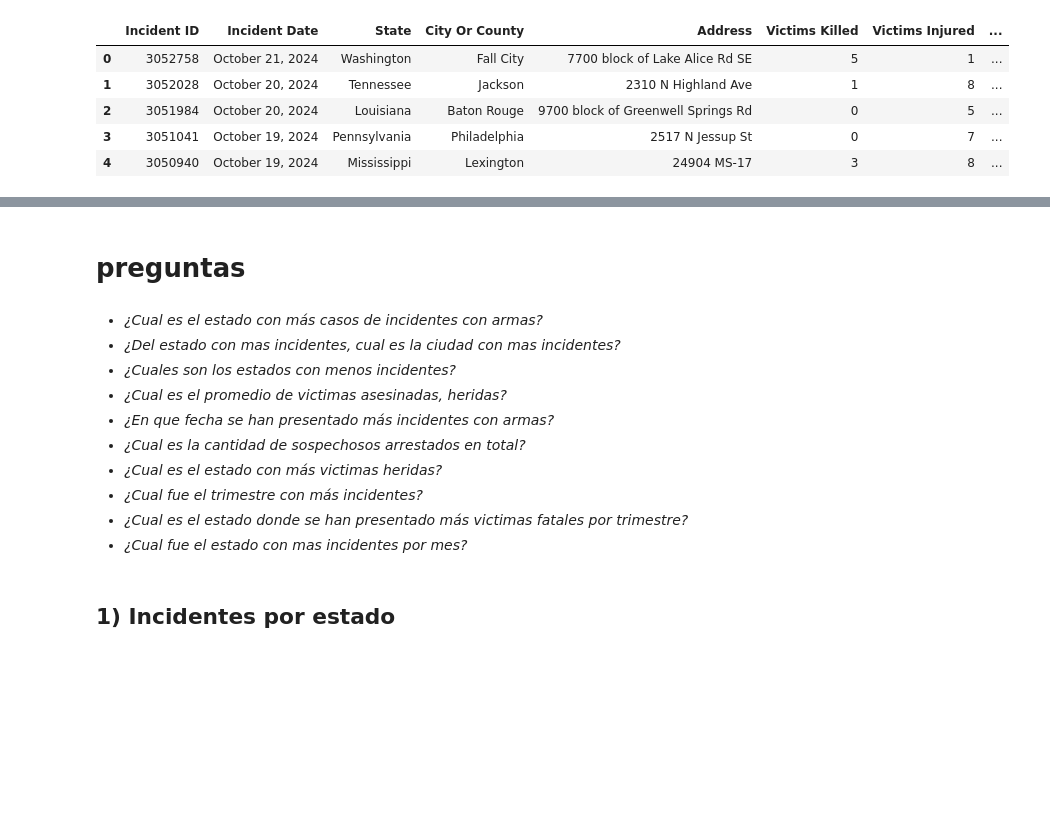
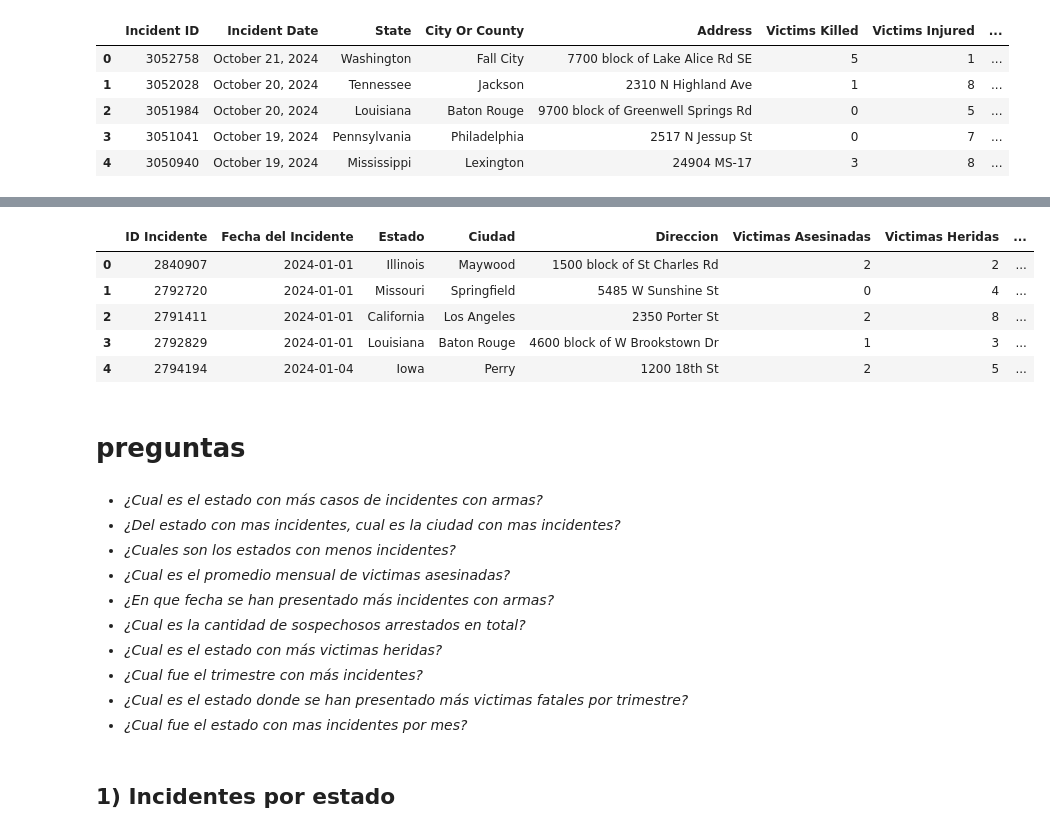
Before and after one commit to vamphook972/Gun_Violence_Dataset_US, a Jupyter notebook: Gun_Violence_Dataset_US.ipynb, the cells around one changed output, grey strips where cells are left out. Cells and saved outputs as stored; diff of their text form; code cells hidden in the pictures; blank space fills up the shorter version.

```diff
--- a/Gun_Violence_Dataset_US.ipynb
+++ b/Gun_Violence_Dataset_US.ipynb
@@ -257,10 +277,19 @@ df1.head()
+# %%
+df1.head()
+# %% [output]
+|  | ID Incidente | Fecha del Incidente | Estado | Ciudad | Direccion | Victimas Asesinadas | Victimas Heridas | ... |
+| 0 | 2840907 | 2024-01-01 | Illinois | Maywood | 1500 block of St Charles Rd | 2 | 2 | ... |
+| 1 | 2792720 | 2024-01-01 | Missouri | Springfield | 5485 W Sunshine St | 0 | 4 | ... |
+| 2 | 2791411 | 2024-01-01 | California | Los Angeles | 2350 Porter St | 2 | 8 | ... |
+| 3 | 2792829 | 2024-01-01 | Louisiana | Baton Rouge | 4600 block of W Brookstown Dr | 1 | 3 | ... |
+| 4 | 2794194 | 2024-01-04 | Iowa | Perry | 1200 18th St | 2 | 5 | ... |
 # %% [markdown]
 # **preguntas**
 # %% [markdown]
 *  *¿Cual es el estado con más casos de incidentes con armas?*
 *  *¿Del estado con mas incidentes, cual es la ciudad con mas incidentes?*
 *  *¿Cuales son los estados con menos incidentes?*
-*  *¿Cual es el promedio de victimas asesinadas, heridas?*
+*  *¿Cual es el promedio mensual de victimas asesinadas?*
 *  *¿En que fecha se han presentado más incidentes con armas?*
 *  *¿Cual es la cantidad de sospechosos arrestados en total?*
 *  *¿Cual es el estado con más victimas heridas?*
```
Also changed, not shown: parts of 9 cells of this notebook.
